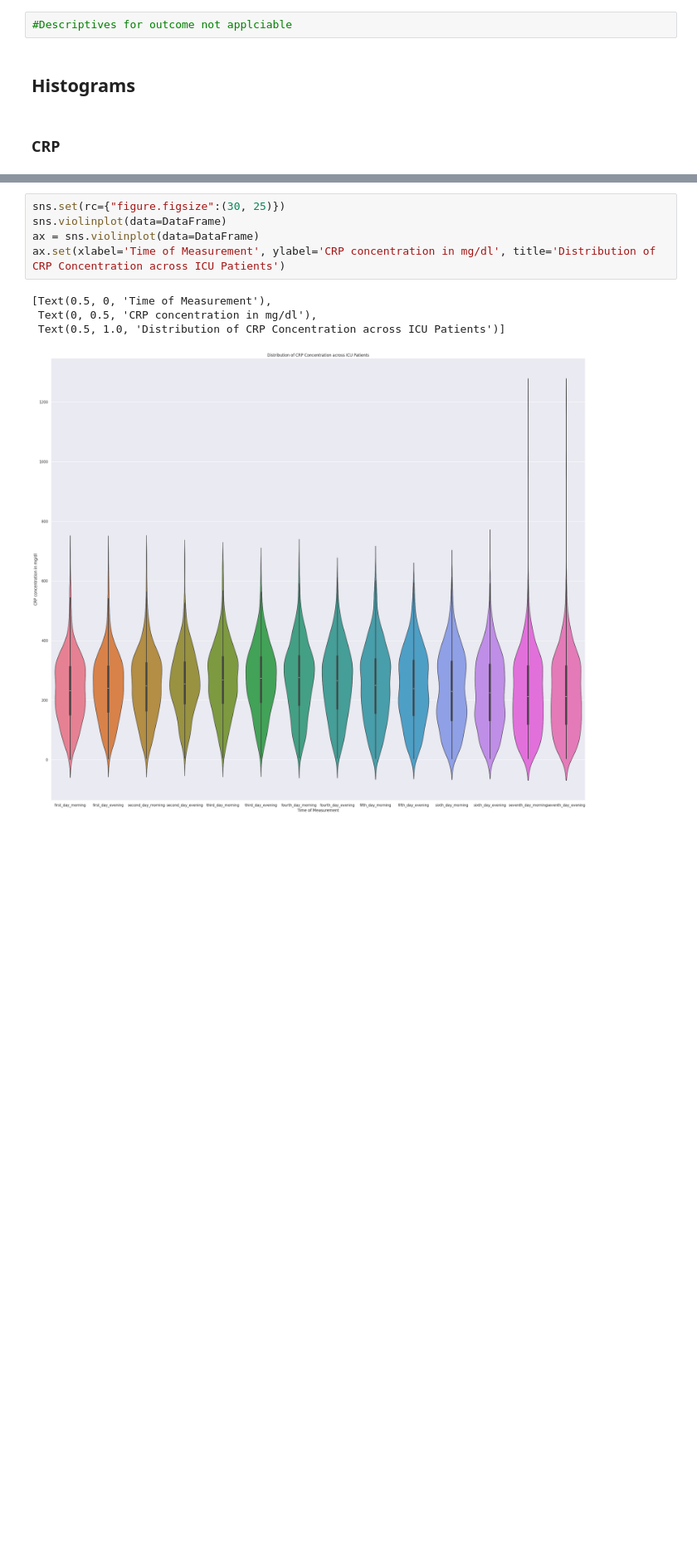
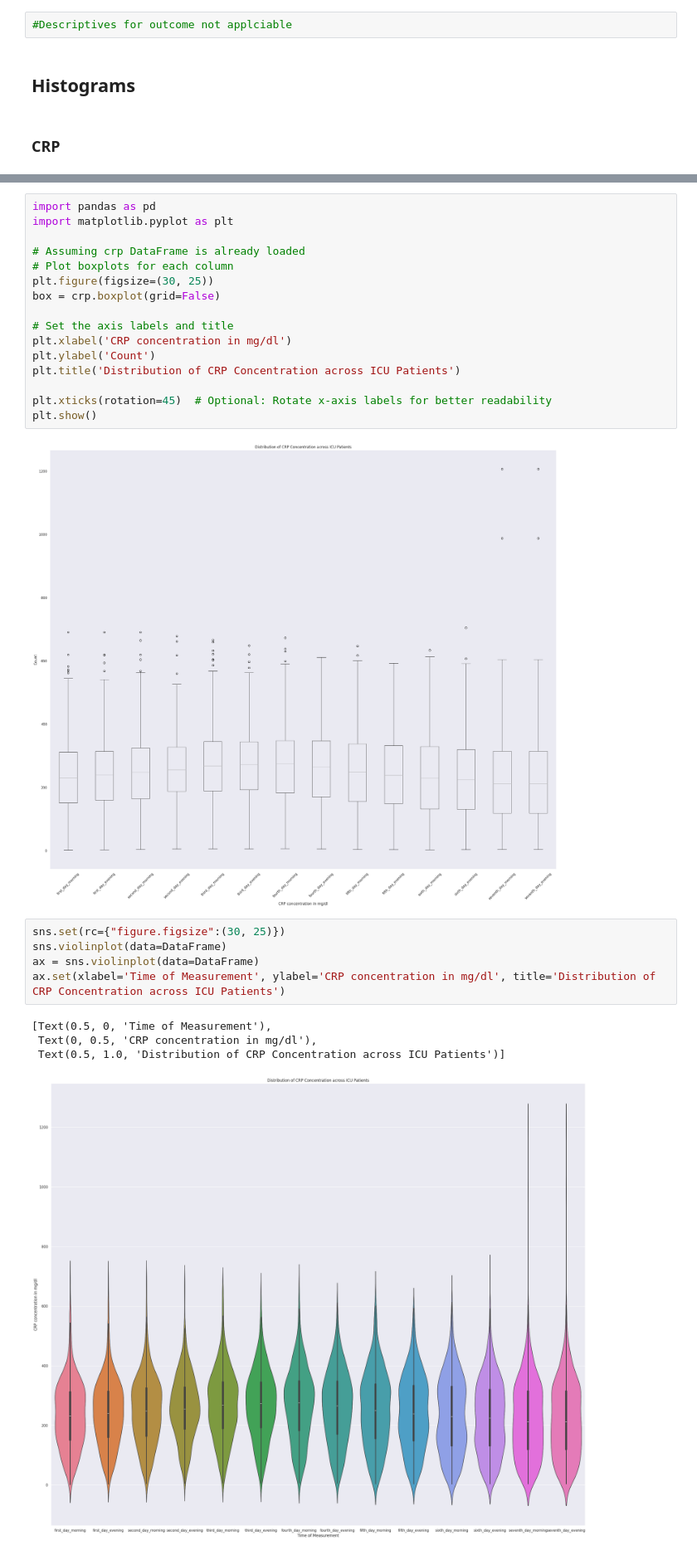
Before and after one commit to LauraBMueller/LauraBMueller, a Jupyter notebook: bt712464_LauraMueller.ipynb, the cells around one changed output, grey strips where cells are left out. Shown at 83% size. Cells and saved outputs as stored; diff of their text form; blank space fills up the shorter version.

```diff
--- a/bt712464_LauraMueller.ipynb
+++ b/bt712464_LauraMueller.ipynb
@@ -745,3 +743,21 @@ DataFrame.boxplot(figsize=(30,25))
+# %%
+import pandas as pd
+import matplotlib.pyplot as plt
+
+# Assuming crp DataFrame is already loaded
+# Plot boxplots for each column
+plt.figure(figsize=(30, 25))
+box = crp.boxplot(grid=False)
+
+# Set the axis labels and title
+plt.xlabel('CRP concentration in mg/dl')
+plt.ylabel('Count')
+plt.title('Distribution of CRP Concentration across ICU Patients')
+
+plt.xticks(rotation=45)  # Optional: Rotate x-axis labels for better readability
+plt.show()
+# %% [output]
+[figure, added]
 # %%
 sns.set(rc={"figure.figsize":(30, 25)})
 sns.violinplot(data=DataFrame)
```
Also changed, not shown: parts of 16 cells of this notebook.
